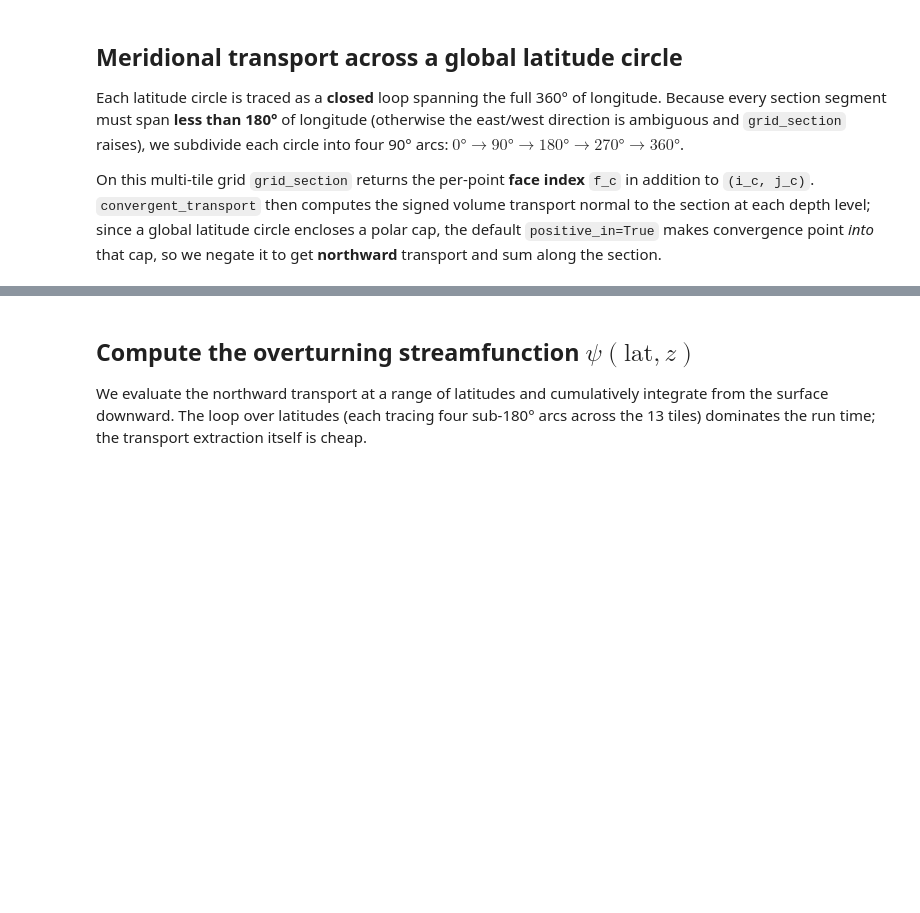
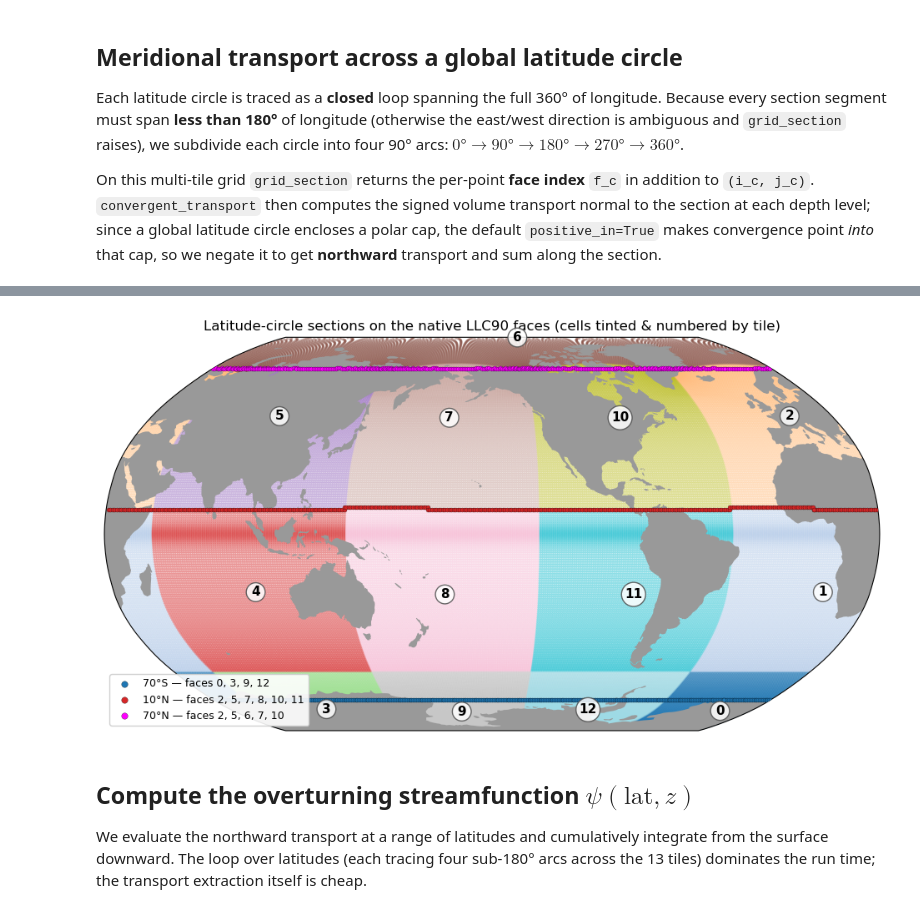
Before and after one commit to MOM6-community/sectionate, a Jupyter notebook: examples/5_MOC_transports_ECCOv4r4.ipynb, the cells around one changed output, grey strips where cells are left out. Drawn from its saved outputs; the diff is of its cells as text; code cells hidden in the pictures; blank space fills up the shorter version.

```diff
--- a/examples/5_MOC_transports_ECCOv4r4.ipynb
+++ b/examples/5_MOC_transports_ECCOv4r4.ipynb
@@ -84,3 +90,44 @@ def northward_transport_per_level(grid, lat):
+# %%
+import cartopy.crs as ccrs
+import cartopy.feature as cfeature
+
+# Trace three latitude circles and see which native faces (tiles) each one threads.
+sections = [("70°S", -70., "C0"), ("10°N", 10., "C3"), ("70°N", 70., "magenta")]
+
+fig = plt.figure(figsize=(12, 7))
+ax = fig.add_subplot(1, 1, 1, projection=ccrs.Robinson(central_longitude=-150))
+
+# tint every cell centre by its native tile (face) index
+lon = ds.geolon.values.ravel(); latc = ds.geolat.values.ravel()
+tile_idx = np.broadcast_to(ds.tile.values[:, None, None], ds.geolon.shape).ravel()
+ax.scatter(lon, latc, c=tile_idx, cmap="tab20", s=2, alpha=0.30,
+           transform=ccrs.PlateCarree(), zorder=1)
+ax.add_feature(cfeature.LAND, facecolor="0.6", zorder=2)
+
+# annotate each face with its number, at the face's centre cell
+for t in range(ds.sizes["tile"]):
+    ln = float(ds.geolon.isel(tile=t, j=45, i=45))
+    lt = float(ds.geolat.isel(tile=t, j=45, i=45))
+    ax.text(ln, lt, str(t), transform=ccrs.PlateCarree(), zorder=6,
+            fontsize=11, fontweight="bold", ha="center", va="center",
+            bbox=dict(boxstyle="circle,pad=0.25", fc="white", ec="0.3", alpha=0.85))
+
+# overlay the three latitude circles, labelling the faces each one threads
+for label, lat0, color in sections:
+    i_c, j_c, f_c, lons_c, lats_c = sectionate.grid_section(
+        grid, [0., 90., 180., 270., 360.], [lat0]*5, curve="latitude circle"
+    )
+    faces = sorted(set(int(f) for f in np.asarray(f_c)))
+    ax.scatter(lons_c, lats_c, s=13, c=color, edgecolor="k", linewidth=0.2,
+               transform=ccrs.PlateCarree(), zorder=4,
+               label=f"{label} — faces {', '.join(map(str, faces))}")
+
+ax.set_global()
+ax.legend(loc="lower left", fontsize=9, framealpha=0.9, markerscale=1.5)
+ax.set_title("Latitude-circle sections on the native LLC90 faces "
+             "(cells tinted & numbered by tile)");
+# %% [output]
+[figure, added]
 # %% [markdown]
 ## Compute the overturning streamfunction $\psi(\mathrm{lat}, z)$
 
```
Also changed, not shown: parts of 1 cell of this notebook.
